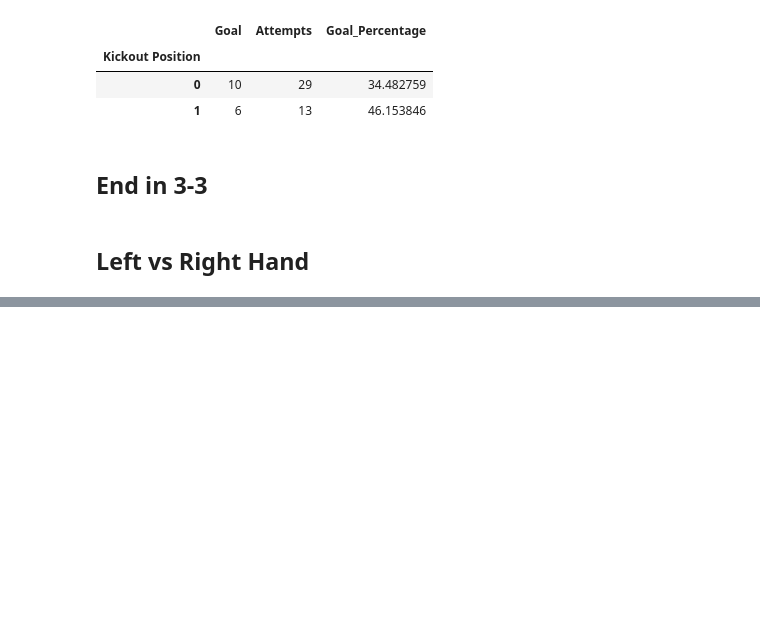
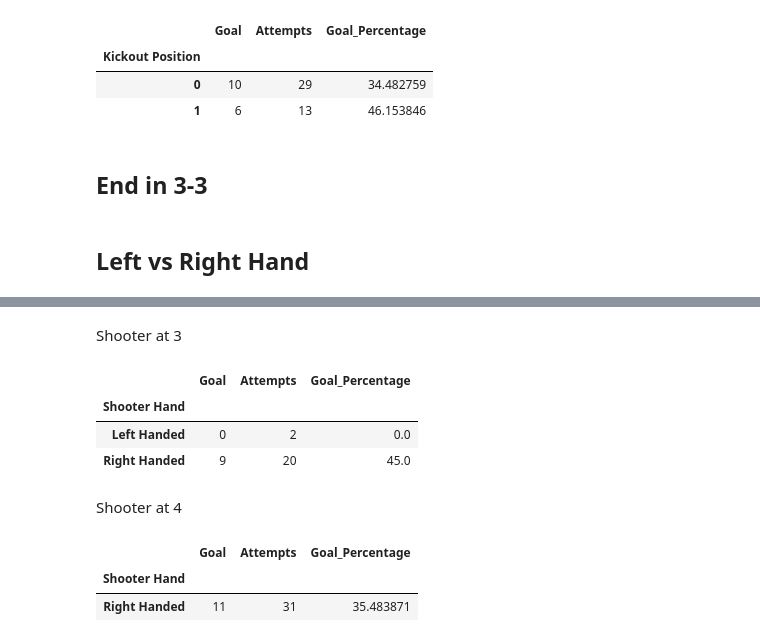
Before and after one commit to kevinshen1101/Water-Polo-Analytics, a Jupyter notebook: final_report/final_analysis.ipynb, the cells around one changed output, grey strips where cells are left out. Cells and saved outputs as stored; diff of their text form; code cells hidden in the pictures; blank space fills up the shorter version.

```diff
--- a/final_report/final_analysis.ipynb
+++ b/final_report/final_analysis.ipynb
@@ -418,0 +451,17 @@ timeout_position(df)
+# %% [markdown]
+Shooter at 3
+# %%
+hand_goal_percentage(df, 3)
+# %% [output]
+|  | Goal | Attempts | Goal_Percentage |
+| Shooter Hand |  |  |  |
+| Left Handed | 0 | 2 | 0.0 |
+| Right Handed | 9 | 20 | 45.0 |
+# %% [markdown]
+Shooter at 4
+# %%
+hand_goal_percentage(df, 4)
+# %% [output]
+|  | Goal | Attempts | Goal_Percentage |
+| Shooter Hand |  |  |  |
+| Right Handed | 11 | 31 | 35.483871 |
```
Also changed, not shown: parts of 18 cells of this notebook.
